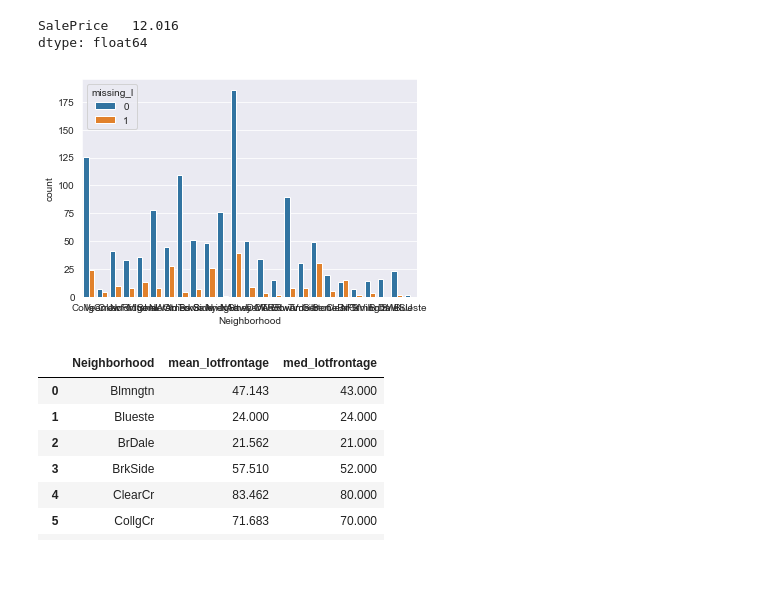
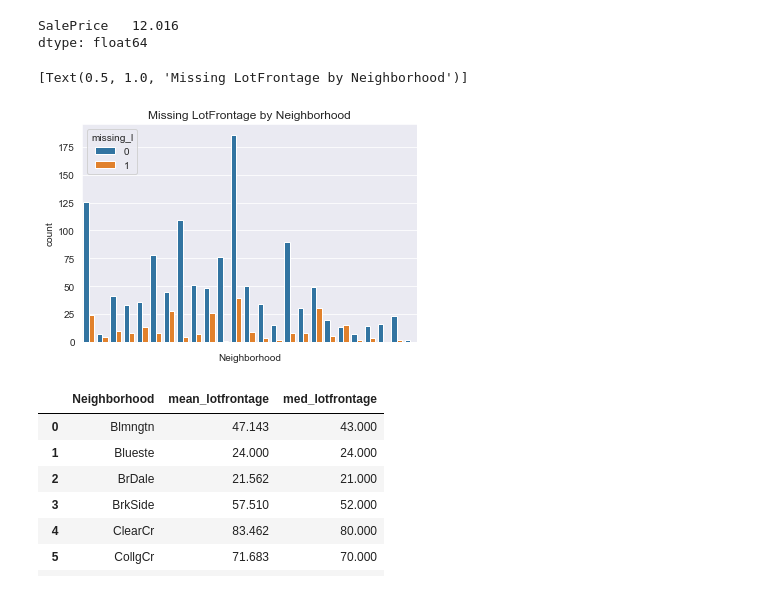
Before and after one commit to QingchuanLyu/Predicting-House-Prices, a Jupyter notebook: Predicting Iowa House Prices (Linear Regression).ipynb, the cells around one changed output. Saved outputs shown, nothing was run; the diff lists cells and outputs as text; code cells hidden in the pictures.

```diff
--- a/Predicting Iowa House Prices (Linear Regression).ipynb
+++ b/Predicting Iowa House Prices (Linear Regression).ipynb
@@ -181,10 +184,13 @@ dtype: float64
 # %%
 #check if missing LotFrontage concentrate in a few neighborhoods
 train['missing_l'] = np.where(train['LotFrontage'].isnull(), 1, 0)
 ax = sns.countplot(x = 'Neighborhood', hue = 'missing_l', data = train)
+ax.set(xticklabels=[])
+ax.set(title='Missing LotFrontage by Neighborhood')
 #missing LotFrontage spreads out across different neighborhoods
 # %% [output]
+[Text(0.5, 1.0, 'Missing LotFrontage by Neighborhood')]
-[figure, old version]
+[figure, new version]
 # %%
 #check if mean and median of lotfrontage is different across neighborhoods
 lotfrontage_by_ngh = train.groupby(['Neighborhood']).\
```
Also changed, not shown: parts of 13 cells of this notebook.
